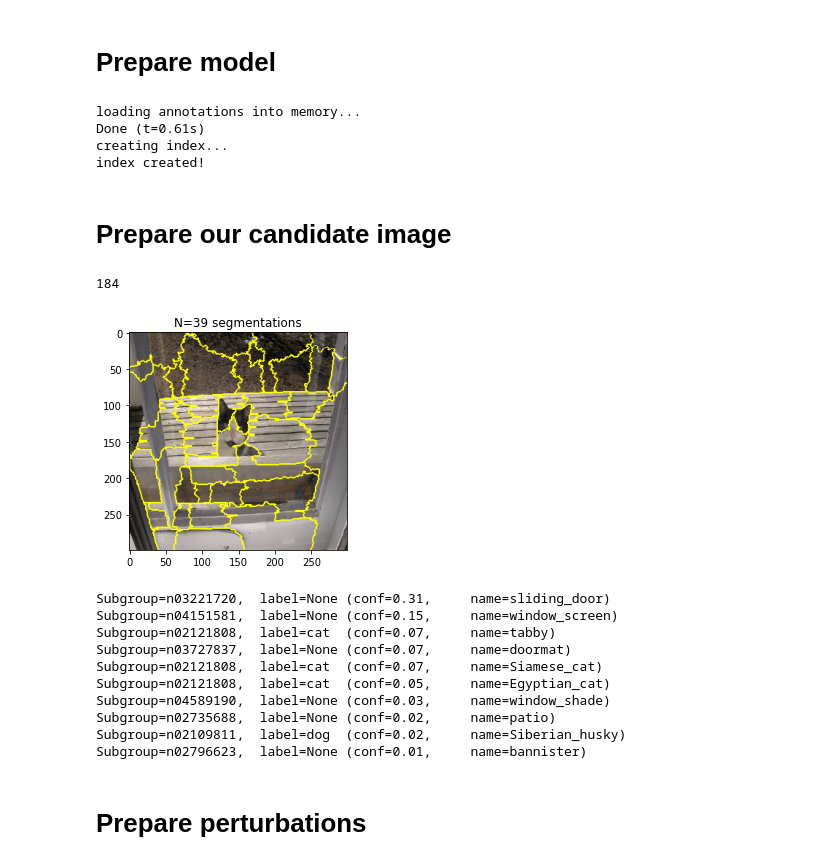
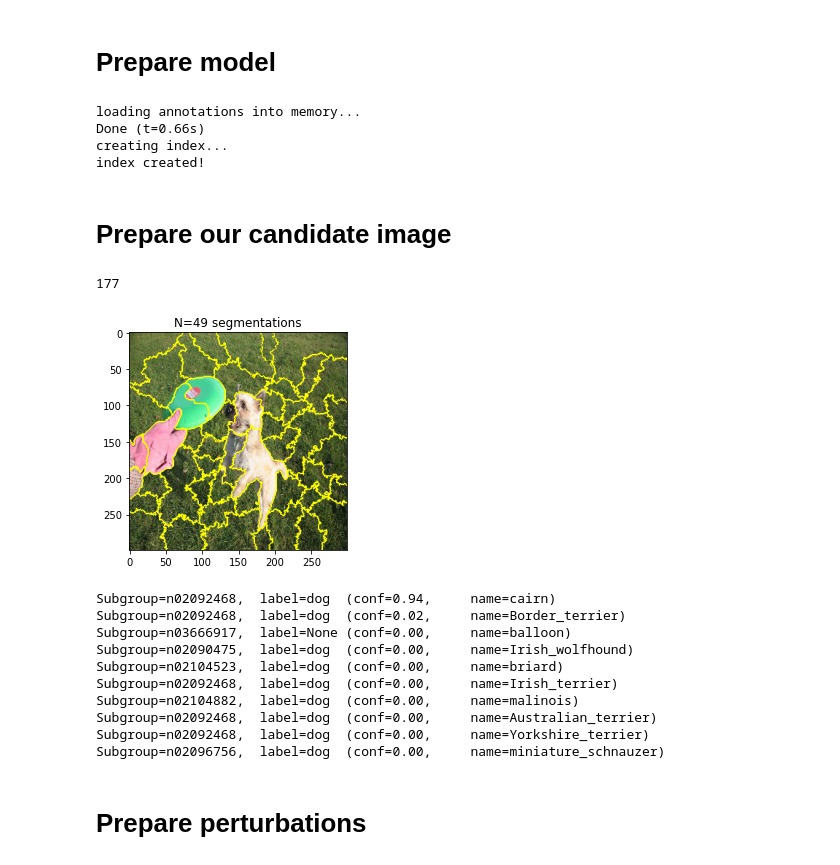
Before and after one commit to lucasalexsorensen/lime-experiments, a Jupyter notebook: lime-simple.ipynb, the cells around one changed output. Saved outputs shown, nothing was run; the diff lists cells and outputs as text; code cells hidden in the pictures.

```diff
--- a/lime-simple.ipynb
+++ b/lime-simple.ipynb
@@ -23,13 +23,13 @@ warnings.filterwarnings('ignore')
 model = tensorflow.keras.applications.inception_v3.InceptionV3() #Load pretrained model
 # %%
 from pycocotools.coco import COCO
-file='dataset'
+dataDir='dataset'
 dataType='val2017'
 annFile='{}/annotations/instances_{}.json'.format(dataDir, dataType)
 coco=COCO(annFile)
 # %% [output]
 loading annotations into memory...
-Done (t=0.61s)
+Done (t=0.66s)
 creating index...
 index created!
 # %% [markdown]
@@ -72,7 +72,7 @@ boat_classes = [
 
 
 
-f = open('./imagenet-info/wordnet.is_a.txt', 'r')
+f = open('./wordnet.is_a.txt', 'r')
 
 # mapping that takes class ID => superclass ID
 is_a_dict = dict()
@@ -104,49 +104,50 @@ from skimage.color import rgb2gray
 from skimage.transform import resize, rotate
 from pycocotools.coco import COCO
 
-catIds = coco.getCatIds(catNms=['cat']);
+catIds = coco.getCatIds(catNms=['dog']);
 imgIds = coco.getImgIds(catIds=catIds);
 img = coco.loadImgs(imgIds[np.random.randint(0,len(imgIds))])[0]
 
 
 img = imread('%s/images/%s/%s'%(dataDir,dataType,img['file_name']))
 #img = imread("images/dog3.jpg")
 img = resize(img, (299,299))
 img = rotate(img, angle=0)
 X = (img - 0.5)*2 #Inception pre-processing
 
 superpixels = quickshift(img, kernel_size=5, max_dist=300, ratio=0.2)
-#superpixels = felzenszwalb(img, scale=100, sigma=0.5, min_size=150)
+# superpixels = quickshift(img)
+# superpixels = felzenszwalb(img, scale=100, sigma=0.5, min_size=200)
 #gray = rgb2gray(img)
 #superpixels = chan_vese(gray)
 
 N = np.unique(superpixels).shape[0]
 
 
 print(len(imgIds))
 
 plt.imshow(mark_boundaries(img, superpixels))
 plt.title('N=%d segmentations' % N)
 plt.show()
 
 preds = model.predict(X[np.newaxis,:,:,:])
 top_pred_classes = preds[0].argsort()[-10:][::-1]
 for pred in decode_predictions(preds, top=10)[0]:
     subgrp, label = is_a_dict.get(pred[0], None), is_a_dict_label.get(pred[0], None)
     print('Subgroup=%s,  label=%s\t(conf=%.2f,\tname=%s)' % (subgrp, label, pred[2], pred[1]))
 # %% [output]
-184
+177
-[figure, old version]
+[figure, new version]
-Subgroup=n03221720,  label=None (conf=0.31,     name=sliding_door)
-Subgroup=n04151581,  label=None (conf=0.15,     name=window_screen)
-Subgroup=n02121808,  label=cat  (conf=0.07,     name=tabby)
-Subgroup=n03727837,  label=None (conf=0.07,     name=doormat)
-Subgroup=n02121808,  label=cat  (conf=0.07,     name=Siamese_cat)
-Subgroup=n02121808,  label=cat  (conf=0.05,     name=Egyptian_cat)
-Subgroup=n04589190,  label=None (conf=0.03,     name=window_shade)
-Subgroup=n02735688,  label=None (conf=0.02,     name=patio)
-Subgroup=n02109811,  label=dog  (conf=0.02,     name=Siberian_husky)
-Subgroup=n02796623,  label=None (conf=0.01,     name=bannister)
+Subgroup=n02092468,  label=dog  (conf=0.94,     name=cairn)
+Subgroup=n02092468,  label=dog  (conf=0.02,     name=Border_terrier)
+Subgroup=n03666917,  label=None (conf=0.00,     name=balloon)
+Subgroup=n02090475,  label=dog  (conf=0.00,     name=Irish_wolfhound)
+Subgroup=n02104523,  label=dog  (conf=0.00,     name=briard)
+Subgroup=n02092468,  label=dog  (conf=0.00,     name=Irish_terrier)
+Subgroup=n02104882,  label=dog  (conf=0.00,     name=malinois)
+Subgroup=n02092468,  label=dog  (conf=0.00,     name=Australian_terrier)
+Subgroup=n02092468,  label=dog  (conf=0.00,     name=Yorkshire_terrier)
+Subgroup=n02096756,  label=dog  (conf=0.00,     name=miniature_schnauzer)
 # %% [markdown]
 # Prepare perturbations
 # %%
```
Also changed, not shown: parts of 11 cells of this notebook, 8 other files.
